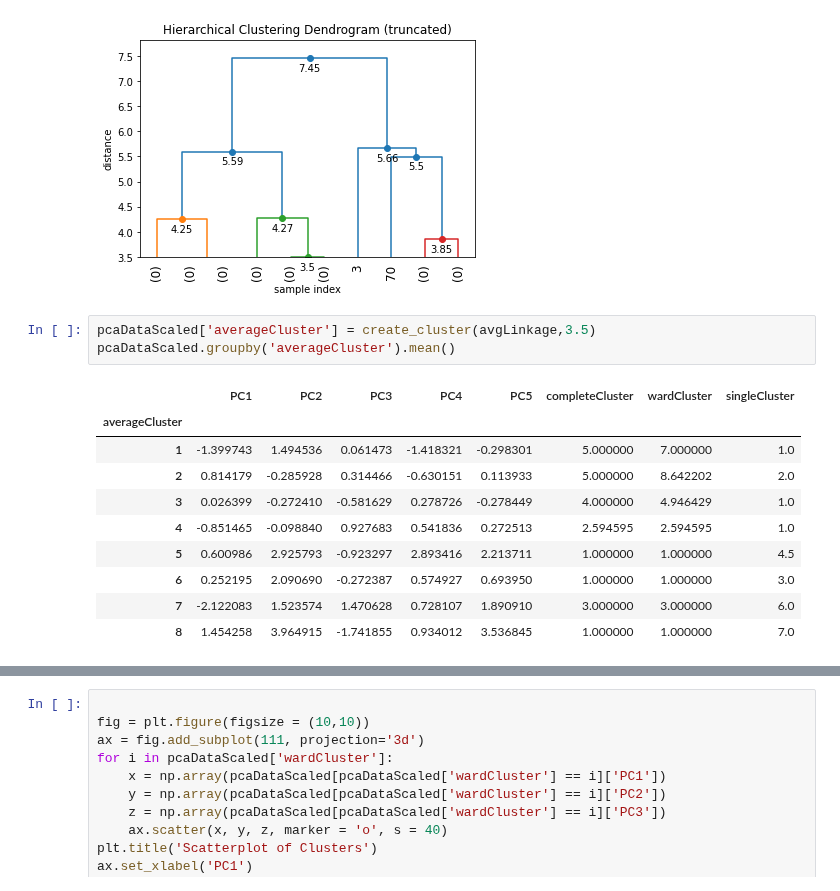
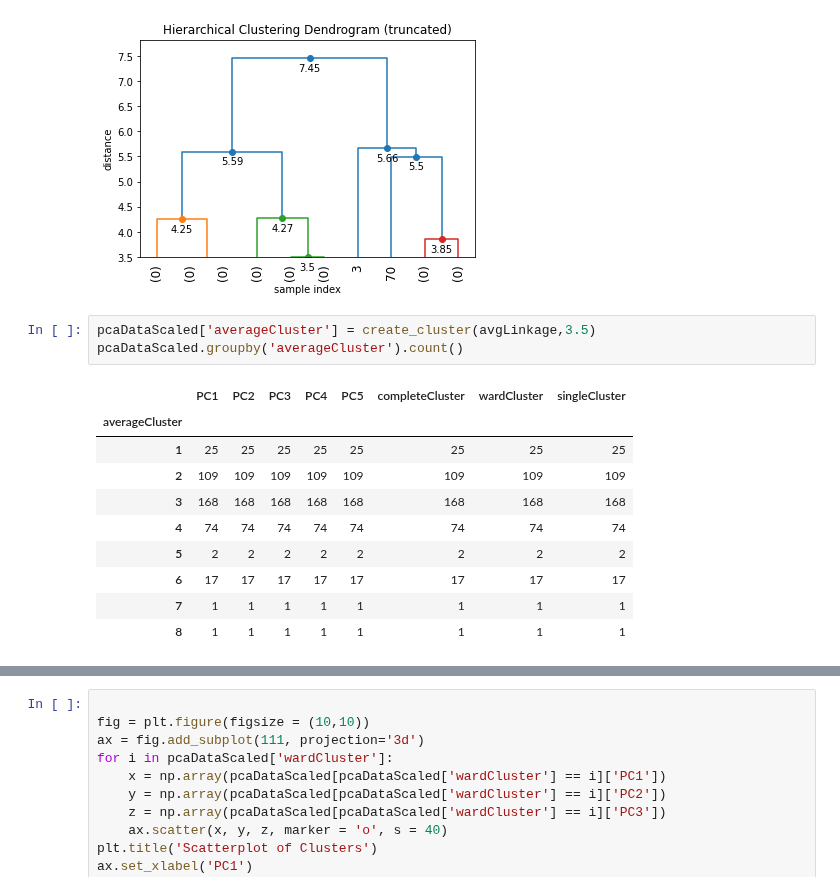
Before and after one commit to CSA100/nba-dsai, a Jupyter notebook: hierarchicalClustering.ipynb, the cells around one changed output, grey strips where cells are left out. Saved outputs shown, nothing was run; the diff lists cells and outputs as text.

```diff
--- a/hierarchicalClustering.ipynb
+++ b/hierarchicalClustering.ipynb
@@ -222,15 +189,15 @@ truncatedDendrogram(avgLinkage,10,3.5)
 [figure]
 # %%
 pcaDataScaled['averageCluster'] = create_cluster(avgLinkage,3.5)
-pcaDataScaled.groupby('averageCluster').mean()
+pcaDataScaled.groupby('averageCluster').count()
 # %% [output]
 |  | PC1 | PC2 | PC3 | PC4 | PC5 | completeCluster | wardCluster | singleCluster |
 | averageCluster |  |  |  |  |  |  |  |  |
-| 1 | -1.399743 | 1.494536 | 0.061473 | -1.418321 | -0.298301 | 5.000000 | 7.000000 | 1.0 |
-| 2 | 0.814179 | -0.285928 | 0.314466 | -0.630151 | 0.113933 | 5.000000 | 8.642202 | 2.0 |
-| 3 | 0.026399 | -0.272410 | -0.581629 | 0.278726 | -0.278449 | 4.000000 | 4.946429 | 1.0 |
-| 4 | -0.851465 | -0.098840 | 0.927683 | 0.541836 | 0.272513 | 2.594595 | 2.594595 | 1.0 |
-| 5 | 0.600986 | 2.925793 | -0.923297 | 2.893416 | 2.213711 | 1.000000 | 1.000000 | 4.5 |
-| 6 | 0.252195 | 2.090690 | -0.272387 | 0.574927 | 0.693950 | 1.000000 | 1.000000 | 3.0 |
-| 7 | -2.122083 | 1.523574 | 1.470628 | 0.728107 | 1.890910 | 3.000000 | 3.000000 | 6.0 |
-| 8 | 1.454258 | 3.964915 | -1.741855 | 0.934012 | 3.536845 | 1.000000 | 1.000000 | 7.0 |
+| 1 | 25 | 25 | 25 | 25 | 25 | 25 | 25 | 25 |
+| 2 | 109 | 109 | 109 | 109 | 109 | 109 | 109 | 109 |
+| 3 | 168 | 168 | 168 | 168 | 168 | 168 | 168 | 168 |
+| 4 | 74 | 74 | 74 | 74 | 74 | 74 | 74 | 74 |
+| 5 | 2 | 2 | 2 | 2 | 2 | 2 | 2 | 2 |
+| 6 | 17 | 17 | 17 | 17 | 17 | 17 | 17 | 17 |
+| 7 | 1 | 1 | 1 | 1 | 1 | 1 | 1 | 1 |
+| 8 | 1 | 1 | 1 | 1 | 1 | 1 | 1 | 1 |
```
Also changed, not shown: parts of 8 cells of this notebook, 2 other files.
